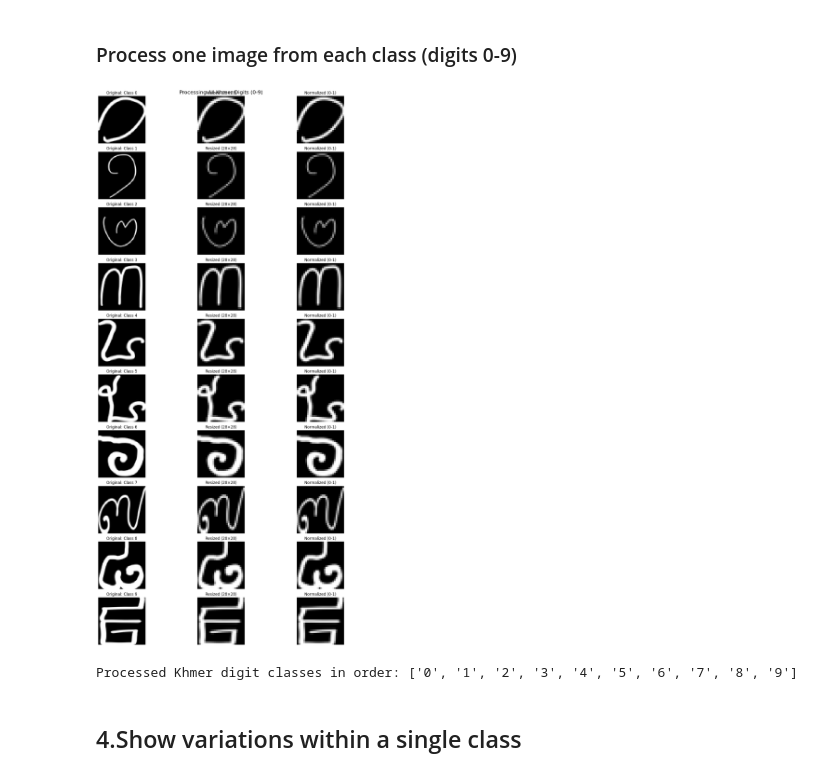
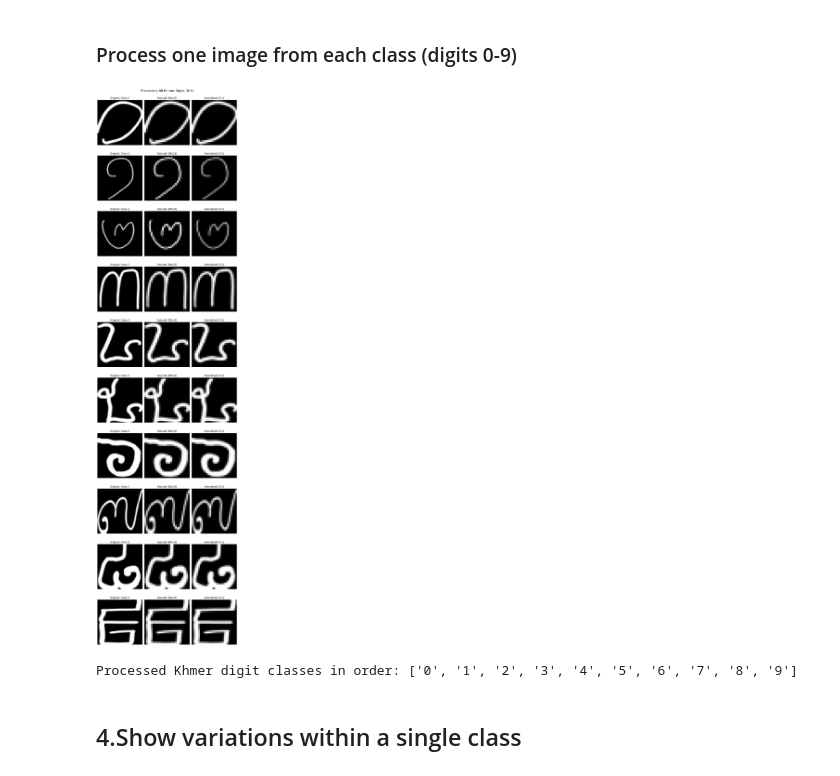
Before and after one commit to SoeukBondol-ai/khmer-number-recognition, a Jupyter notebook: notebooks/eda.ipynb, the cells around one changed output. Saved outputs shown, nothing was run; the diff lists cells and outputs as text; code cells hidden in the pictures.

```diff
--- a/notebooks/eda.ipynb
+++ b/notebooks/eda.ipynb
@@ -193,15 +193,16 @@ Original image size: 64x64 pixels
 # %%
 
 resized = cv2.resize(original_img, (28, 28), interpolation=cv2.INTER_AREA)
-resized_rgb = cv2.cvtColor(resized, cv2.COLOR_BGR2RGB)
+# Convert the resized image to grayscale
+resized_gray = cv2.cvtColor(resized, cv2.COLOR_BGR2GRAY)
 
-# Display resized image
+# Display the grayscale image
 plt.figure(figsize=(5, 5))
-plt.imshow(resized_rgb)
-plt.title("Resized Image (28×28)")
+plt.imshow(resized_gray, cmap='gray')
+plt.title("Resized Image (28×28) in Grayscale")
 plt.axis('off')
 plt.show()
 
-print("Image resized to 28x28 pixels")
-print(f"New shape: {resized.shape}")
+print("Image resized to 28x28 pixels and converted to grayscale")
+print(f"New shape: {resized_gray.shape}")
 # %% [output]
@@ -273,7 +269,7 @@ plt.show()
 ###  Process one image from each class (digits 0-9)
 # %%
 
-plt.figure(figsize=(15, 25))  # Taller figure to fit all 10 digits
+plt.figure(figsize=(10, 40))  # Taller figure to fit all 10 digits
 
 # Process all classes in order
 for i, digit_class in enumerate(classes):
@@ -285,46 +281,43 @@ for i, digit_class in enumerate(classes):
     # Process the image
     # Step 1: Load the image
     original = cv2.imread(img_path)
-    original_rgb = cv2.cvtColor(original, cv2.COLOR_BGR2RGB)
+    original_gray = cv2.cvtColor(original, cv2.COLOR_BGR2GRAY)
 
     # Step 2: Resize the image
     resized = cv2.resize(original, (28, 28), interpolation=cv2.INTER_AREA)
-    resized_rgb = cv2.cvtColor(resized, cv2.COLOR_BGR2RGB)
+    resized_gray = cv2.cvtColor(resized, cv2.COLOR_BGR2GRAY)
 
     # Step 3: Normalize the image
     normalized = resized / 255.0
 
     # Display original image
     plt.subplot(10, 3, i*3+1)
-    plt.imshow(original_rgb)
+    plt.imshow(original_gray, cmap = 'gray')
     plt.title(f"Original: Class {digit_class}")
     plt.axis('off')
 
     # Display resized image
     plt.subplot(10, 3, i*3+2)
-    plt.imshow(resized_rgb)
+    plt.imshow(resized_gray, cmap = 'gray')
     plt.title(f"Resized (28×28)")
     plt.axis('off')
 
     # Display normalized image
     plt.subplot(10, 3, i*3+3)
-    if len(normalized.shape) == 2:
-        plt.imshow(normalized, cmap='gray')
-    else:
-        normalized_rgb = cv2.cvtColor((normalized*255).astype(np.uint8), cv2.COLOR_BGR2RGB)
-        plt.imshow(normalized_rgb)
+    plt.imshow(normalized, cmap='gray')
+
     plt.title(f"Normalized (0-1)")
     plt.axis('off')
 
 plt.tight_layout()
 plt.suptitle("Processing All Khmer Digits (0-9)", fontsize=16)
 plt.subplots_adjust(top=0.97)
 plt.show()
 
 # Print all processed classes in order
 print("Processed Khmer digit classes in order:", classes)
 # %% [output]
-[figure, old version]
+[figure, new version]
 Processed Khmer digit classes in order: ['0', '1', '2', '3', '4', '5', '6', '7', '8', '9']
 # %% [markdown]
 ## 4.Show variations within a single class
```
Also changed, not shown: parts of 12 cells of this notebook, 2 other files.
